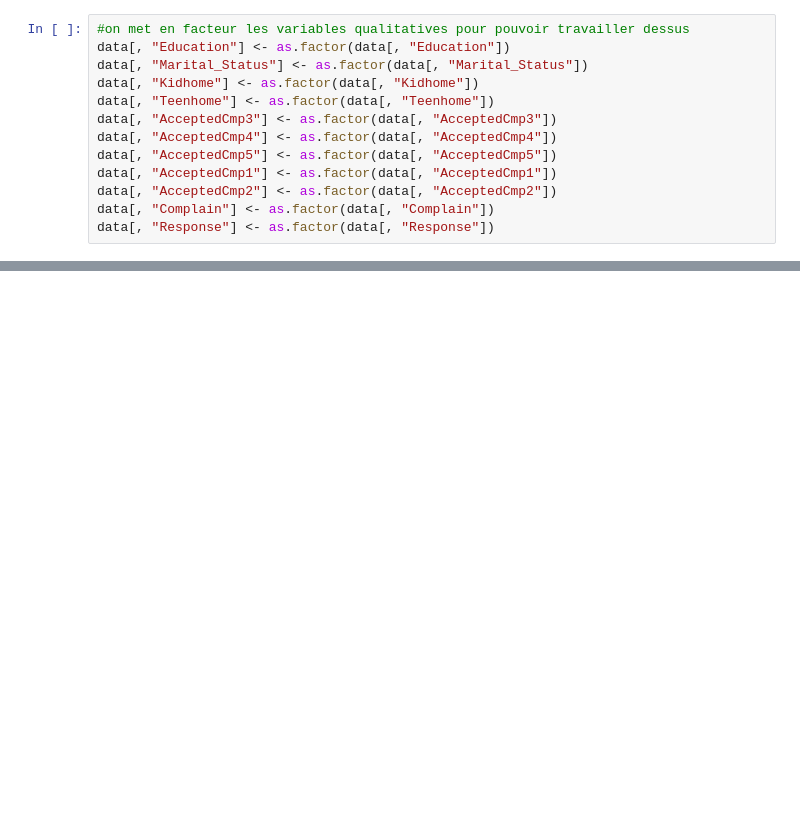
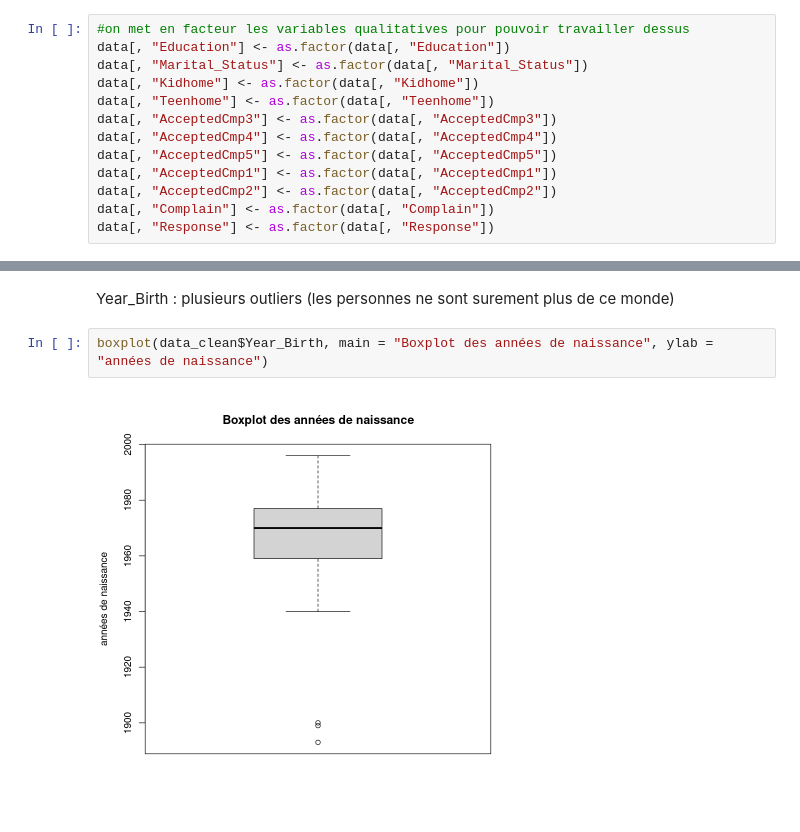
Before and after one commit to Emaglp/Data_Analysis, a Jupyter notebook: EG_R.ipynb, the cells around one changed output, grey strips where cells are left out. Saved outputs shown, nothing was run; the diff lists cells and outputs as text; blank space fills up the shorter version.

```diff
--- a/EG_R.ipynb
+++ b/EG_R.ipynb
@@ -179,0 +213,6 @@ boxplot(data$MntFishProducts)
+# %% [markdown]
+Year_Birth : plusieurs outliers (les personnes ne sont surement plus de ce monde)
+# %%
+boxplot(data_clean$Year_Birth, main = "Boxplot des années de naissance", ylab = "années de naissance")
+# %% [output]
+[figure, added]
```
Also changed, not shown: parts of 24 cells of this notebook.
